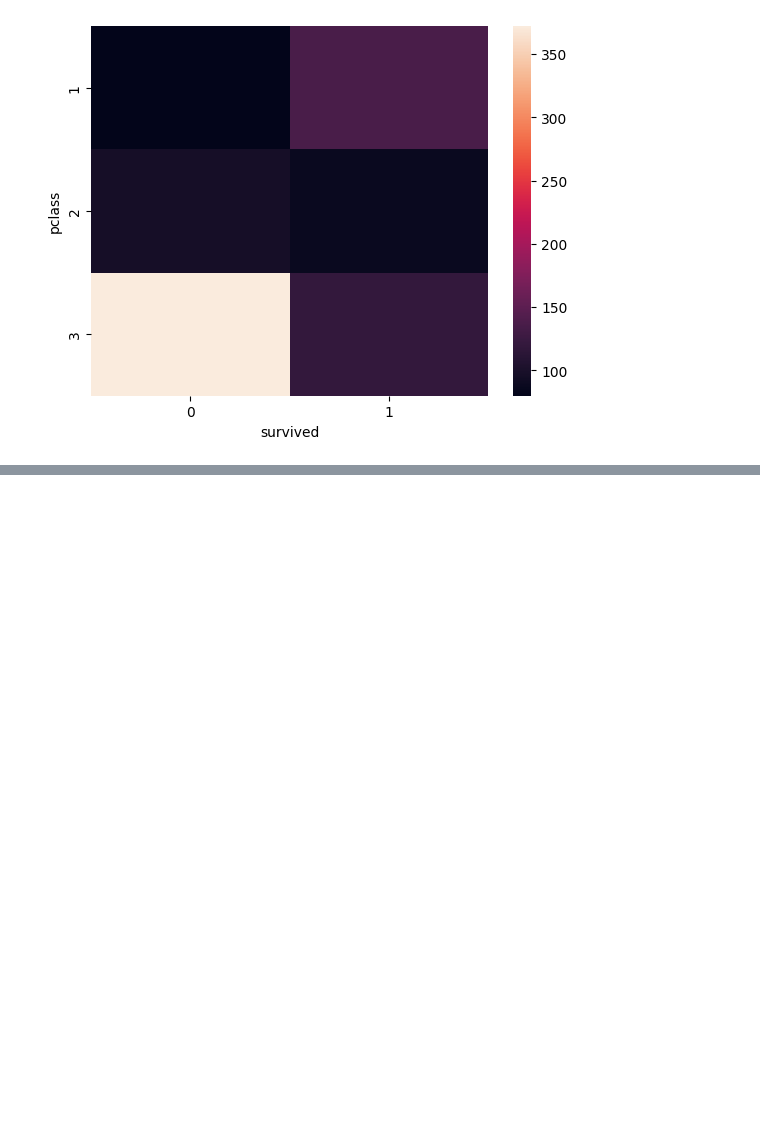
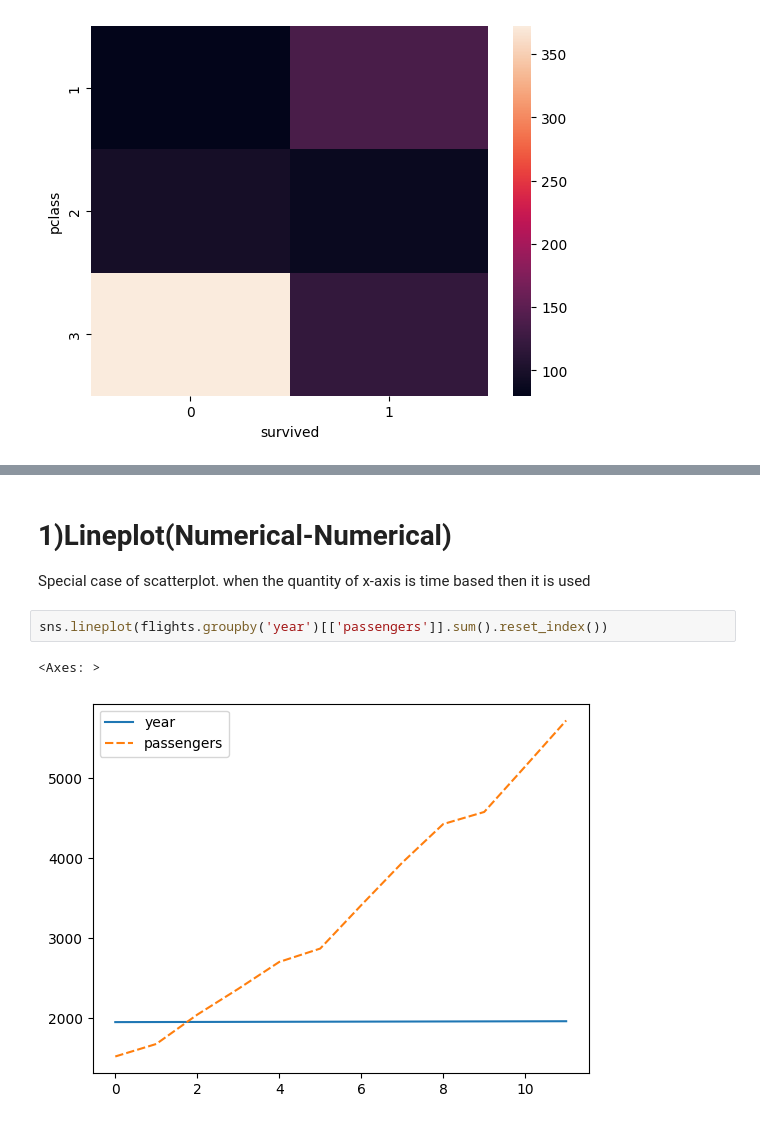
Before and after one commit to KhushnurAnjum26/Data-Analysis, a Jupyter notebook: EDA_using_Bivariate_&_Multivariate_Analysis.ipynb, the cells around one changed output, grey strips where cells are left out. Cells and saved outputs as stored; diff of their text form; blank space fills up the shorter version.

```diff
--- a/EDA_using_Bivariate_&_Multivariate_Analysis.ipynb
+++ b/EDA_using_Bivariate_&_Multivariate_Analysis.ipynb
@@ -132,0 +148,9 @@ it is used when for only categorical types data . shows data in parcentage also
+# %% [markdown]
+# **1)Lineplot(Numerical-Numerical)**
+
+Special case of scatterplot. when the quantity of x-axis is time based then it is used
+# %%
+sns.lineplot(flights.groupby('year')[['passengers']].sum().reset_index())
+# %% [output]
+<Axes: >
+[figure, added]
```
Also changed, not shown: parts of 6 cells of this notebook.
